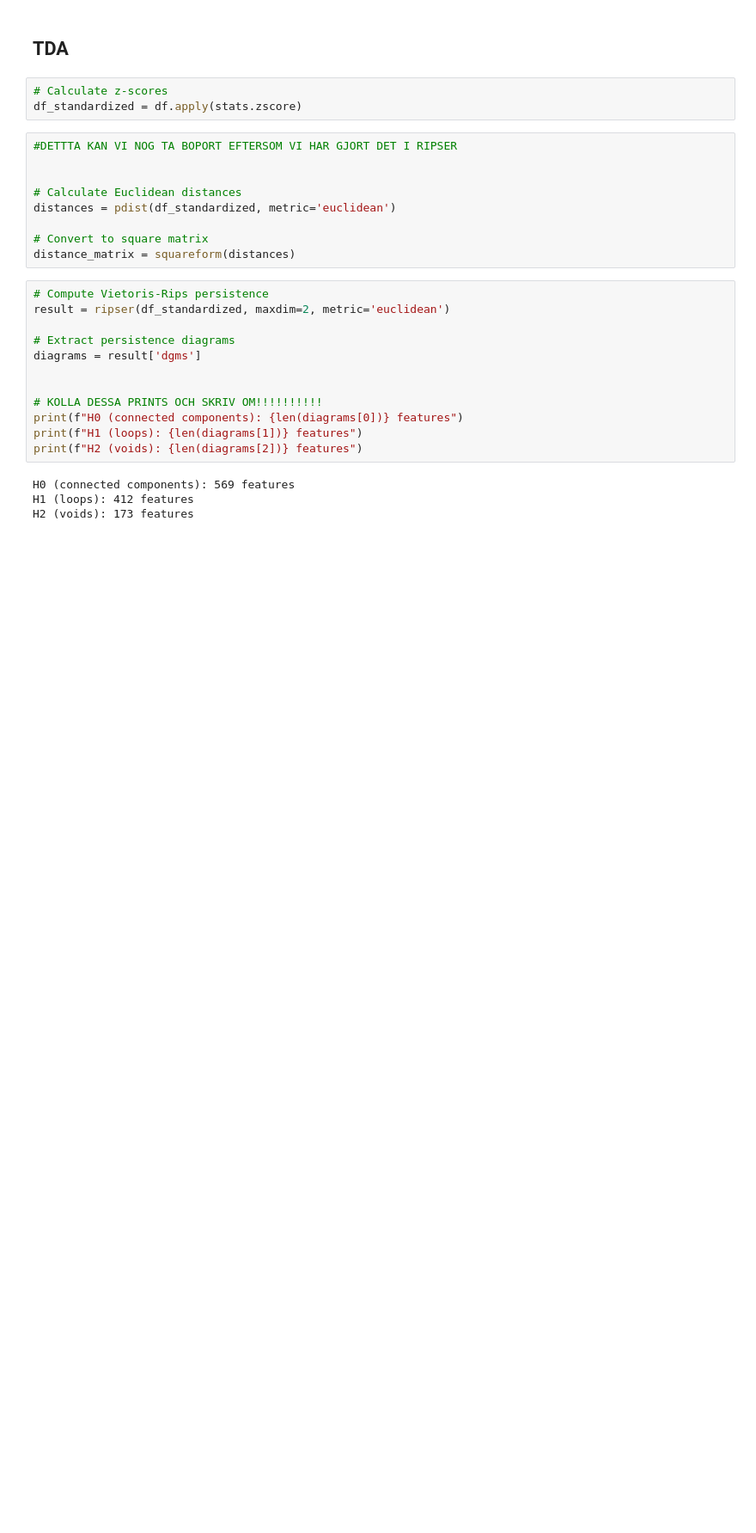
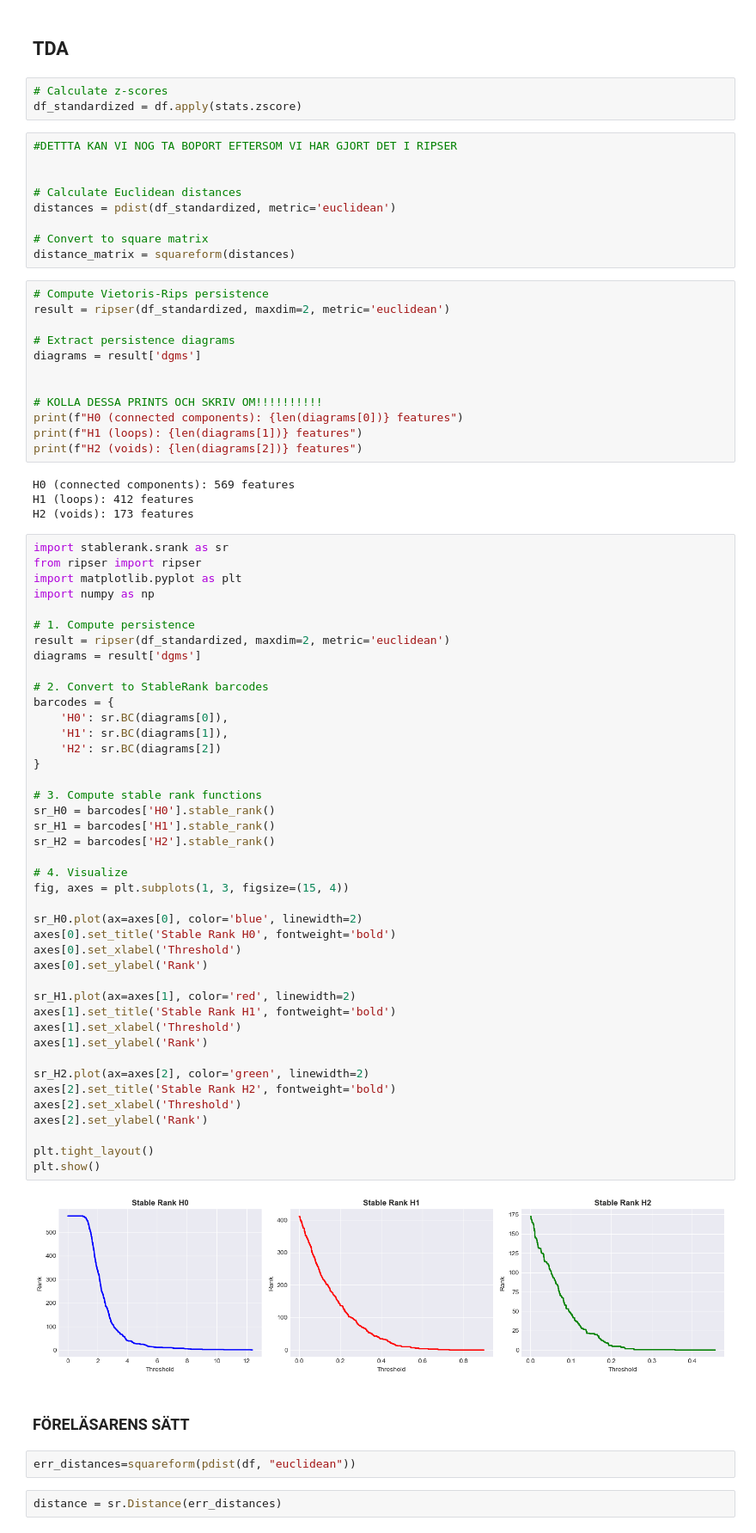
Before and after one commit to ajenee1/TDA, a Jupyter notebook: tda.ipynb, the cells around one changed output. Shown at 86% size. Saved outputs shown, nothing was run; the diff lists cells and outputs as text; blank space fills up the shorter version.

```diff
--- a/tda.ipynb
+++ b/tda.ipynb
@@ -180,3 +178,53 @@ print(f"H2 (voids): {len(diagrams[2])} features")
 H0 (connected components): 569 features
 H1 (loops): 412 features
 H2 (voids): 173 features
+# %%
+import stablerank.srank as sr
+from ripser import ripser
+import matplotlib.pyplot as plt
+import numpy as np
+
+# 1. Compute persistence
+result = ripser(df_standardized, maxdim=2, metric='euclidean')
+diagrams = result['dgms']
+
+# 2. Convert to StableRank barcodes
+barcodes = {
+    'H0': sr.BC(diagrams[0]),
+    'H1': sr.BC(diagrams[1]),
+    'H2': sr.BC(diagrams[2])
+}
+
+# 3. Compute stable rank functions
+sr_H0 = barcodes['H0'].stable_rank()
+sr_H1 = barcodes['H1'].stable_rank()
+sr_H2 = barcodes['H2'].stable_rank()
+
+# 4. Visualize
+fig, axes = plt.subplots(1, 3, figsize=(15, 4))
+
+sr_H0.plot(ax=axes[0], color='blue', linewidth=2)
+axes[0].set_title('Stable Rank H0', fontweight='bold')
+axes[0].set_xlabel('Threshold')
+axes[0].set_ylabel('Rank')
+
+sr_H1.plot(ax=axes[1], color='red', linewidth=2)
+axes[1].set_title('Stable Rank H1', fontweight='bold')
+axes[1].set_xlabel('Threshold')
+axes[1].set_ylabel('Rank')
+
+sr_H2.plot(ax=axes[2], color='green', linewidth=2)
+axes[2].set_title('Stable Rank H2', fontweight='bold')
+axes[2].set_xlabel('Threshold')
+axes[2].set_ylabel('Rank')
+
+plt.tight_layout()
+plt.show()
+# %% [output]
+[figure, added]
+# %% [markdown]
+### FÖRELÄSARENS SÄTT
+# %%
+err_distances=squareform(pdist(df, "euclidean"))
+# %%
+distance = sr.Distance(err_distances)
```
Also changed, not shown: parts of 3 cells of this notebook.
